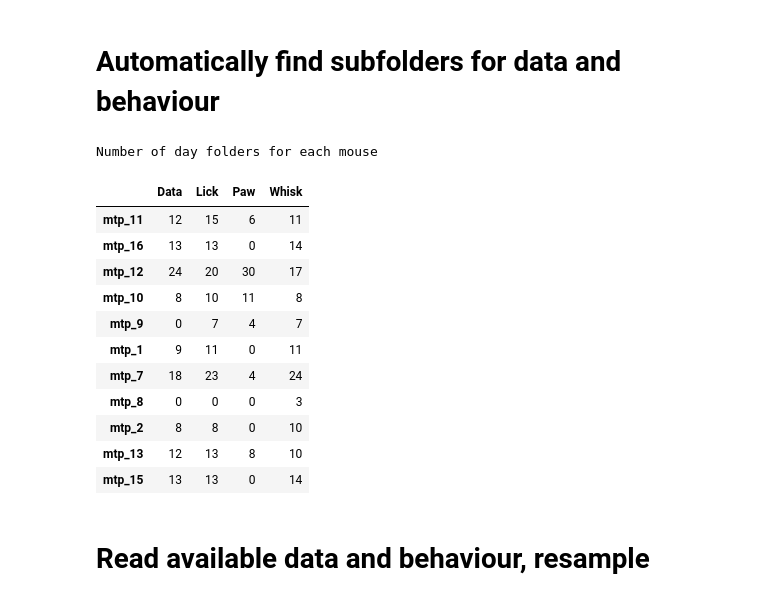
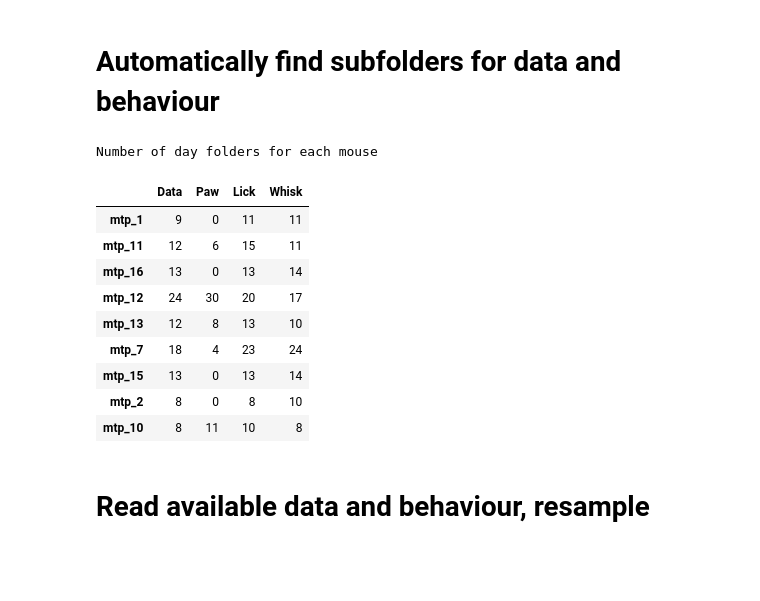
Before and after one commit to aleksejs-fomins/nest-mesoscopic-metric-test, a Jupyter notebook: codes/analysis_real/analysis-behavioural-neural.ipynb, the cells around one changed output. Drawn from its saved outputs; the diff is of its cells as text; code cells hidden in the pictures; blank space fills up the shorter version.

```diff
--- a/codes/analysis_real/analysis-behavioural-neural.ipynb
+++ b/codes/analysis_real/analysis-behavioural-neural.ipynb
@@ -44,25 +46,22 @@ root_path_paw   = gui_fpath("Path to Paw data",        root_path_data)
 root_path_lick  = gui_fpath("Path to Lick data",       root_path_paw)
 root_path_whisk = gui_fpath("Path to Whisk Data",      root_path_lick)
 # %%
-micePathArr, summary = parseFoldersMulti(root_path_data, root_path_paw, root_path_lick, root_path_whisk)
-mice = list(set(micePathArr[:, 0]))
+pathDataSets, summary = parseFoldersMulti(root_path_data, root_path_paw, root_path_lick, root_path_whisk)
 
 print("Number of day folders for each mouse")
-pd.DataFrame(summary, index=mice)
+pd.DataFrame(summary)
 # %% [output]
 Number of day folders for each mouse
-|  | Data | Lick | Paw | Whisk |
-| mtp_11 | 12 | 15 | 6 | 11 |
-| mtp_16 | 13 | 13 | 0 | 14 |
-| mtp_12 | 24 | 20 | 30 | 17 |
-| mtp_10 | 8 | 10 | 11 | 8 |
-| mtp_9 | 0 | 7 | 4 | 7 |
-| mtp_1 | 9 | 11 | 0 | 11 |
-| mtp_7 | 18 | 23 | 4 | 24 |
-| mtp_8 | 0 | 0 | 0 | 3 |
-| mtp_2 | 8 | 8 | 0 | 10 |
-| mtp_13 | 12 | 13 | 8 | 10 |
-| mtp_15 | 13 | 13 | 0 | 14 |
+|  | Data | Paw | Lick | Whisk |
+| mtp_1 | 9 | 0 | 11 | 11 |
+| mtp_11 | 12 | 6 | 15 | 11 |
+| mtp_16 | 13 | 0 | 13 | 14 |
+| mtp_12 | 24 | 30 | 20 | 17 |
+| mtp_13 | 12 | 8 | 13 | 10 |
+| mtp_7 | 18 | 4 | 23 | 24 |
+| mtp_15 | 13 | 0 | 13 | 14 |
+| mtp_2 | 8 | 0 | 8 | 10 |
+| mtp_10 | 8 | 11 | 10 | 8 |
 # %% [markdown]
 # Read available data and behaviour, resample
 # %%
```
Also changed, not shown: parts of 5 cells of this notebook, 3 other files.
